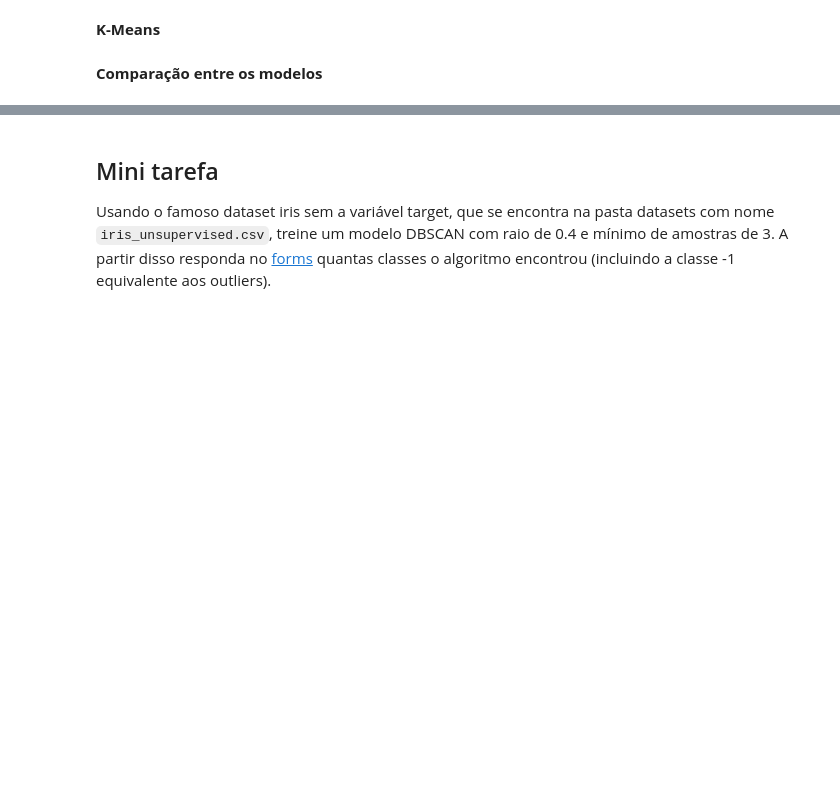
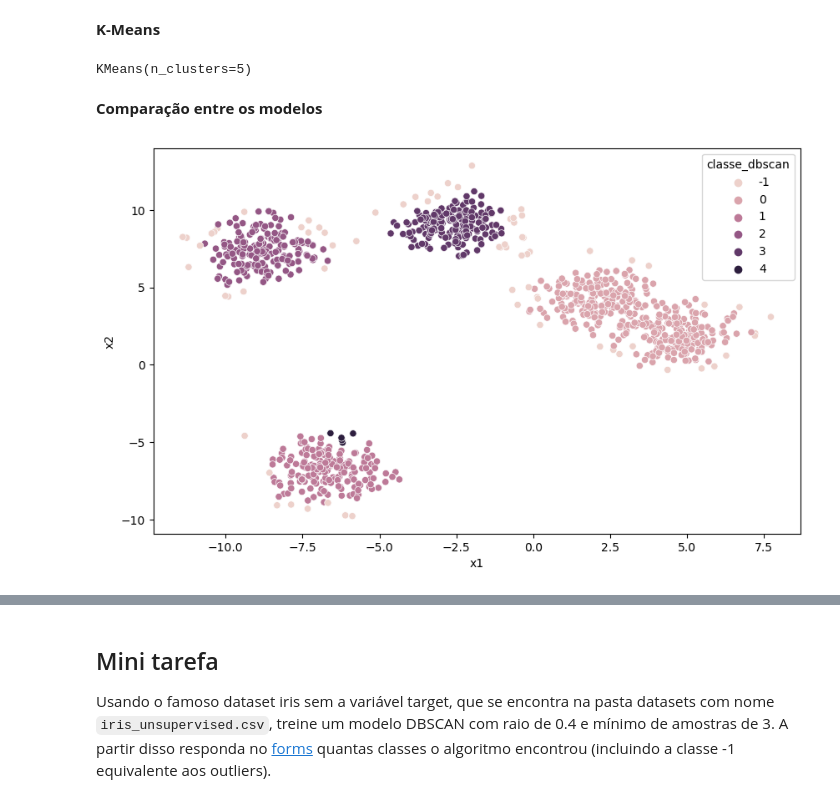
Before and after one commit to brunoissamo/Be-Tech-by-Braskem, a Jupyter notebook: Aula 06/6.1 DBSCAN.ipynb, the cells around one changed output, grey strips where cells are left out. Drawn from its saved outputs; the diff is of its cells as text; code cells hidden in the pictures; blank space fills up the shorter version.

```diff
--- a/Aula 06/6.1 DBSCAN.ipynb
+++ b/Aula 06/6.1 DBSCAN.ipynb
@@ -361,2 +365,9 @@ plt.show()
 # %% [markdown]
 **DBSCAN**
+# %%
+from sklearn.cluster import DBSCAN
+# instanciar o modelo
+dbscan = DBSCAN(eps=0.5, min_samples=5)
+
+# dar o fit nos dados
+dbscan.fit(X)
@@ -362,0 +381,2 @@ plt.show()
+# %%
+df['classe_dbscan'] = dbscan.labels_
@@ -363,4 +392,27 @@ plt.show()
 # %% [markdown]
 **K-Means**
+# %%
+from sklearn.cluster import KMeans
+
+# instanciando o modelo
+kmeans_5 = KMeans(n_clusters=5)
+kmeans_4 = KMeans(n_clusters=4)
+
+# dar o fit nos dados
+kmeans_4.fit(X)
+kmeans_5.fit(X)
+# %% [output]
+KMeans(n_clusters=5)
+# %%
+df['classe_kmeans_5'] = kmeans_5.labels_
+df['classe_kmeans_4'] = kmeans_4.labels_
 # %% [markdown]
 **Comparação entre os modelos**
+# %%
+# DBSCAN
+plt.figure(figsize=(10, 6))
+sns.scatterplot(data=df, x='x1', y='x2', hue='classe_dbscan')
+
+plt.show()
+# %% [output]
+[figure, added]
```
Also changed, not shown: parts of 7 cells of this notebook, 1 other file.
